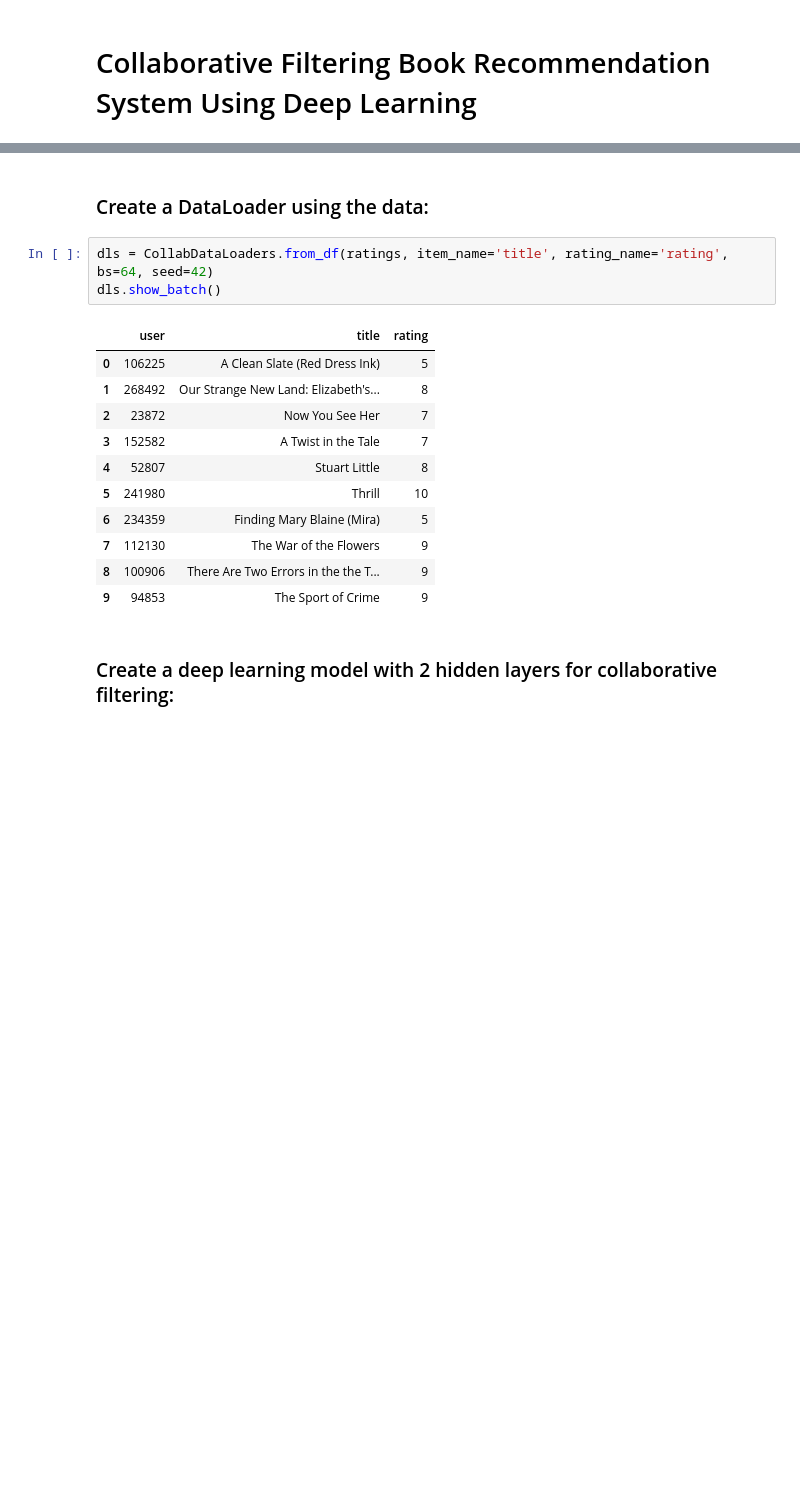
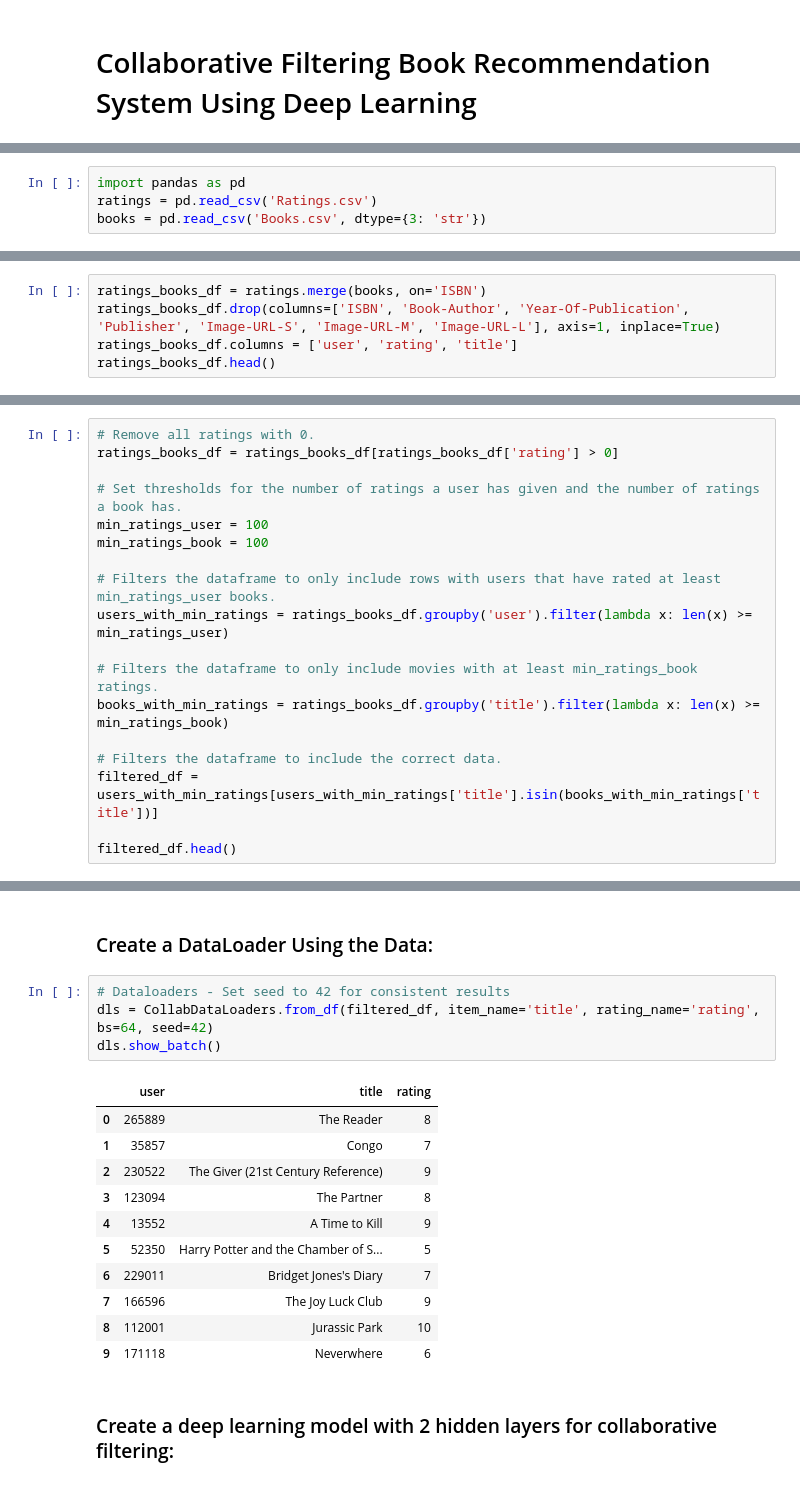
Before and after one commit to simonliu0226/LLM_RecSys, a Jupyter notebook: notebooks/Book_Recommendation_Collab_Filter.ipynb, the cells around one changed output, grey strips where cells are left out. Drawn from its saved outputs; the diff is of its cells as text; blank space fills up the shorter version.

Commit message:
Uploaded Correct CollabFilter Notebook

```diff
--- a/notebooks/Book_Recommendation_Collab_Filter.ipynb
+++ b/notebooks/Book_Recommendation_Collab_Filter.ipynb
@@ -21,0 +16,4 @@ ratings.head()
+# %%
+import pandas as pd
+ratings = pd.read_csv('Ratings.csv')
+books = pd.read_csv('Books.csv', dtype={3: 'str'})
@@ -21,0 +24,5 @@ ratings.head()
+# %%
+ratings_books_df = ratings.merge(books, on='ISBN')
+ratings_books_df.drop(columns=['ISBN', 'Book-Author', 'Year-Of-Publication', 'Publisher', 'Image-URL-S', 'Image-URL-M', 'Image-URL-L'], axis=1, inplace=True)
+ratings_books_df.columns = ['user', 'rating', 'title']
+ratings_books_df.head()
@@ -21,0 +38,18 @@ ratings.head()
+# %%
+# Remove all ratings with 0.
+ratings_books_df = ratings_books_df[ratings_books_df['rating'] > 0]
+
+# Set thresholds for the number of ratings a user has given and the number of ratings a book has.
+min_ratings_user = 100
+min_ratings_book = 100
+
+# Filters the dataframe to only include rows with users that have rated at least min_ratings_user books.
+users_with_min_ratings = ratings_books_df.groupby('user').filter(lambda x: len(x) >= min_ratings_user)
+
+# Filters the dataframe to only include movies with at least min_ratings_book ratings.
+books_with_min_ratings = ratings_books_df.groupby('title').filter(lambda x: len(x) >= min_ratings_book)
+
+# Filters the dataframe to include the correct data.
+filtered_df = users_with_min_ratings[users_with_min_ratings['title'].isin(books_with_min_ratings['title'])]
+
+filtered_df.head()
@@ -22,19 +63,20 @@ ratings.head()
 # %% [markdown]
-### Create a DataLoader using the data:
+### Create a DataLoader Using the Data:
 # %%
-dls = CollabDataLoaders.from_df(ratings, item_name='title', rating_name='rating', bs=64, seed=42)
+# Dataloaders - Set seed to 42 for consistent results
+dls = CollabDataLoaders.from_df(filtered_df, item_name='title', rating_name='rating', bs=64, seed=42)
 dls.show_batch()
 # %% [output]
 |  | user | title | rating |
-| 0 | 106225 | A Clean Slate (Red Dress Ink) | 5 |
-| 1 | 268492 | Our Strange New Land: Elizabeth's... | 8 |
-| 2 | 23872 | Now You See Her | 7 |
-| 3 | 152582 | A Twist in the Tale | 7 |
-| 4 | 52807 | Stuart Little | 8 |
-| 5 | 241980 | Thrill | 10 |
-| 6 | 234359 | Finding Mary Blaine (Mira) | 5 |
-| 7 | 112130 | The War of the Flowers | 9 |
-| 8 | 100906 | There Are Two Errors in the the T... | 9 |
-| 9 | 94853 | The Sport of Crime | 9 |
+| 0 | 265889 | The Reader | 8 |
+| 1 | 35857 | Congo | 7 |
+| 2 | 230522 | The Giver (21st Century Reference) | 9 |
+| 3 | 123094 | The Partner | 8 |
+| 4 | 13552 | A Time to Kill | 9 |
+| 5 | 52350 | Harry Potter and the Chamber of S... | 5 |
+| 6 | 229011 | Bridget Jones's Diary | 7 |
+| 7 | 166596 | The Joy Luck Club | 9 |
+| 8 | 112001 | Jurassic Park | 10 |
+| 9 | 171118 | Neverwhere | 6 |
 # %% [markdown]
 ### Create a deep learning model with 2 hidden layers for collaborative filtering:
```
Also changed, not shown: parts of 19 cells of this notebook.
